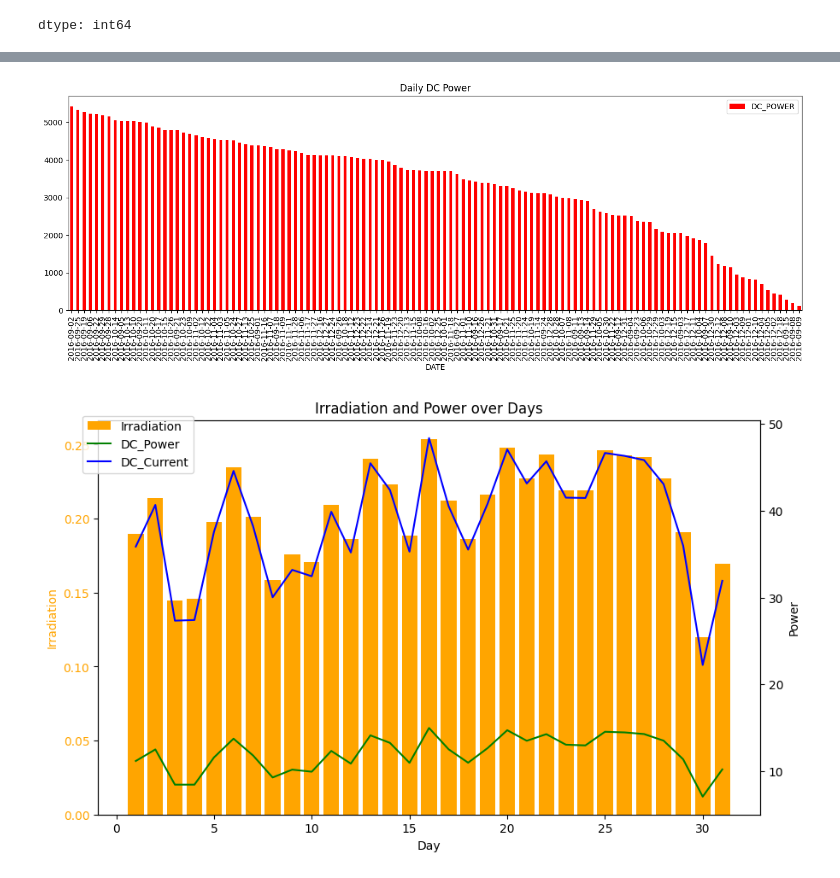
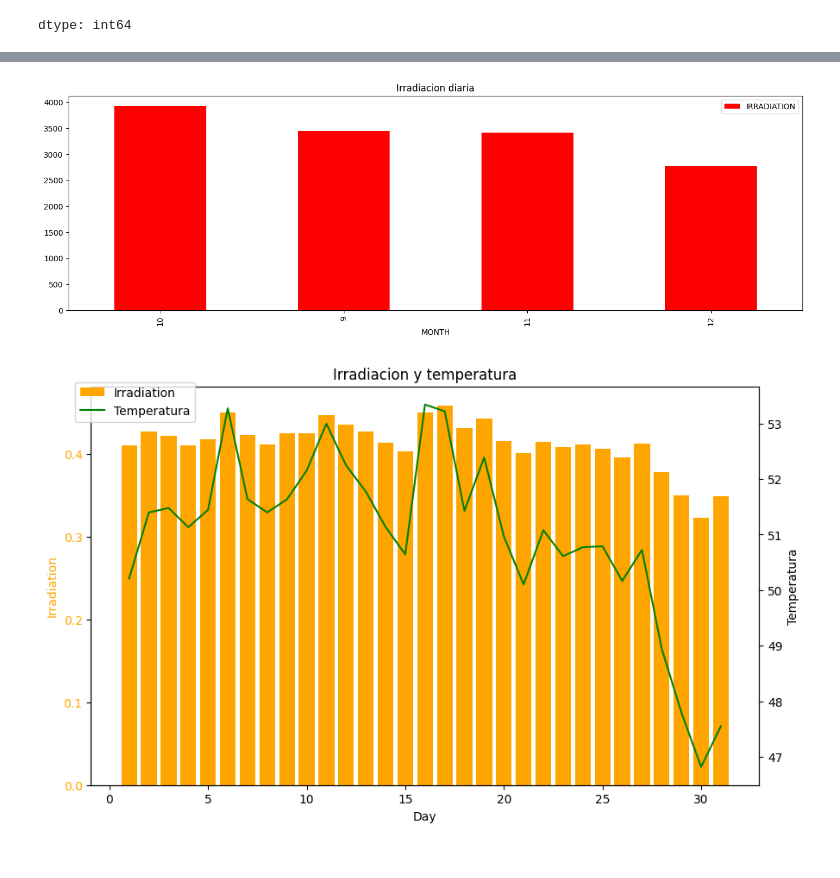
Before and after one commit to Mbenitez11/Prediccion-de-Irradiacion, a Jupyter notebook: notebooks/Visualizacion_de_Resultados.ipynb, the cells around one changed output, grey strips where cells are left out. Cells and saved outputs as stored; diff of their text form; code cells hidden in the pictures.

```diff
--- a/notebooks/Visualizacion_de_Resultados.ipynb
+++ b/notebooks/Visualizacion_de_Resultados.ipynb
@@ -406,6 +413,6 @@ X_train.head()
 # %%
 import random
-df_solar = pd.DataFrame({'DATE_TIME' : solar_data['Data'], 'AMBIENT_TEMPERATURE' : solar_data['Temperature'], 'MODULE_TEMPERATURE' : solar_data['Temperature'],'WIND_SPEED' : solar_data['Speed'], 'IRRADIATION' : solar_data['Radiation'].astype('float')/1000, 'SEASON' : 4})
+df_solar = pd.DataFrame({'DATE_TIME' : solar_data['Data'], 'AMBIENT_TEMPERATURE' : solar_data['Temperature'], 'MODULE_TEMPERATURE' : solar_data['Temperature'],'WIND_SPEED' : solar_data['Speed'], 'SEASON' : 4})
 # %%
 df_solar.head()
 # %% [output]
@@ -418,5 +425,5 @@ df_solar.head()
 # %%
-prediction=rfr.predict(df_solar[['AMBIENT_TEMPERATURE',	'MODULE_TEMPERATURE','WIND_SPEED',	'IRRADIATION','SEASON']])
+prediction=rfr.predict(df_solar[['AMBIENT_TEMPERATURE',	'MODULE_TEMPERATURE','WIND_SPEED',	'SEASON']])
 # %%
 prediction
 # %% [output]
@@ -430,6 +431,5 @@ array([[0.     , 0.00329],
-# %%
-df_solar['DC_POWER']=prediction[:, 0]
-df_solar['DC_CURRENT']=prediction[:, 1]
+# %%
+df_solar['IRRADIATION']=prediction
 # %%
 df_solar.iloc[1000:1010]
 # %% [output]
@@ -477,29 +477,27 @@ df_solar.iloc[1000:1010]
 # %%
 import pandas as pd
 import numpy as np
 import seaborn as sns
 import matplotlib.pyplot as plt
 %matplotlib inline
 
 import warnings
 warnings.filterwarnings("ignore")
 
 
-daily_dc = df_solar.groupby('DATE')['DC_POWER'].agg('sum')
+daily_dc = df_solar.groupby('MONTH')['IRRADIATION'].agg('sum')
 
 ax = daily_dc.sort_values(ascending=False).plot.bar(figsize=(17,5), legend=True,color='red')
-plt.title('Daily DC Power')
+plt.title('Irradiacion diaria')
 plt.show()
 # %% [output]
-[figure, old version]
+[figure, new version]
 # %%
 
 # Filtrar datos y crear el día de cada fecha
 df_solar['Day'] = df_solar['DATE_TIME'].dt.day
-dc_power = df_solar.groupby('Day')['DC_POWER'].mean()
-dc_cr= df_solar.groupby('Day')['DC_CURRENT'].mean()
 irradiation = df_solar.groupby('Day')['IRRADIATION'].mean()
-
+temperature= df_solar.groupby('Day')['AMBIENT_TEMPERATURE'].mean()
 # Crear gráfico
 fig, ax1 = plt.subplots(figsize=(10, 6))
 
@@ -511,14 +509,13 @@ ax1.tick_params(axis='y', labelcolor='orange')
 
 # Crear segundo eje y graficar DC y AC Power
 ax2 = ax1.twinx()
-ax2.plot(dc_power.index, dc_power.values, color='green', label='DC_Power')
-ax2.plot(dc_cr.index, dc_cr.values, color='blue', label='DC_Current')
-ax2.set_ylabel('Power', color='black')
+ax2.plot(temperature.index, temperature.values, color='green', label='Temperatura')
+ax2.set_ylabel('Temperatura', color='black')
 ax2.tick_params(axis='y', labelcolor='black')
 
 # Agregar leyenda
 fig.legend(loc='upper left', bbox_to_anchor=(0.1,0.9))
-plt.title('Irradiation and Power over Days')
+plt.title('Irradiacion y temperatura')
 plt.show()
 # %% [output]
-[figure, old version]
+[figure, new version]
```
Also changed, not shown: parts of 27 cells of this notebook, 1 other file.
